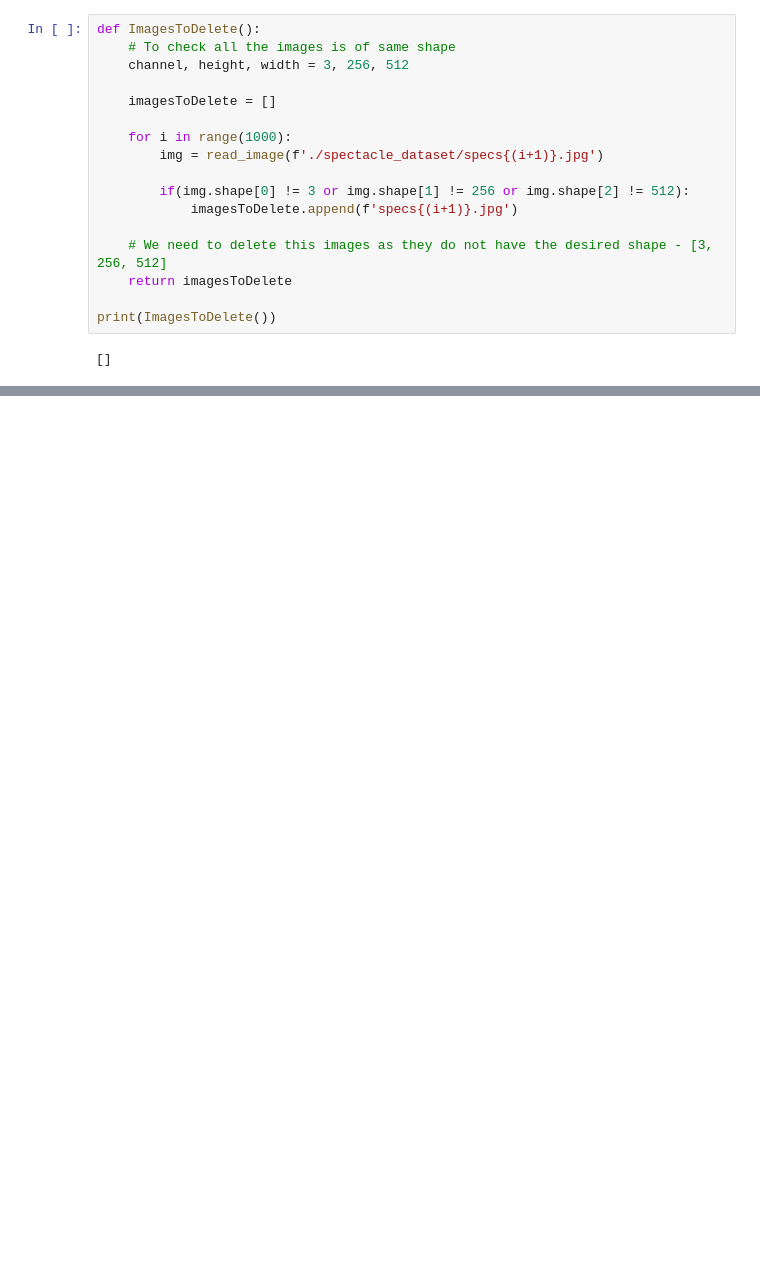
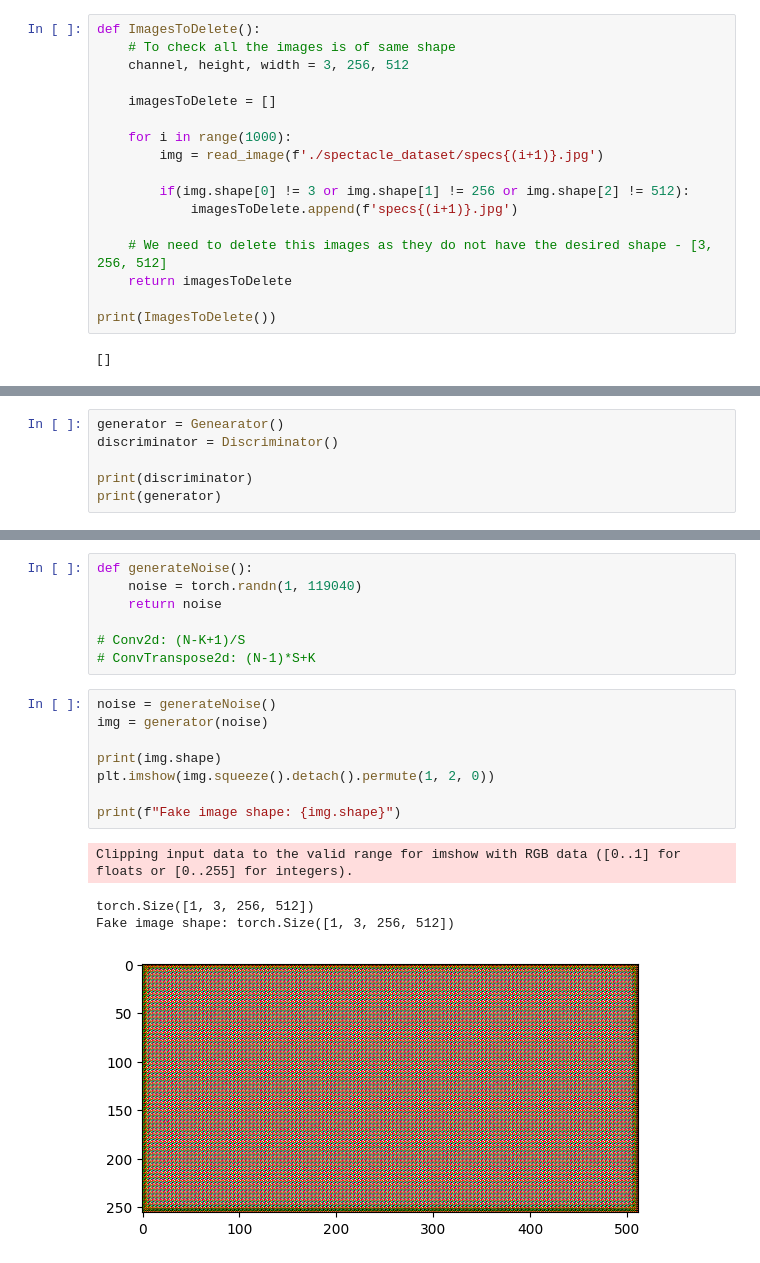
Before and after one commit to pauldebayan/SpectaGen, a Jupyter notebook: SpectaGen.ipynb, the cells around one changed output, grey strips where cells are left out. Saved outputs shown, nothing was run; the diff lists cells and outputs as text; blank space fills up the shorter version.

```diff
--- a/SpectaGen.ipynb
+++ b/SpectaGen.ipynb
@@ -40,0 +110,6 @@ print(ImagesToDelete())
+# %%
+generator = Genearator()
+discriminator = Discriminator()
+
+print(discriminator)
+print(generator)
@@ -40,0 +143,20 @@ print(ImagesToDelete())
+# %%
+def generateNoise():
+    noise = torch.randn(1, 119040)
+    return noise
+
+# Conv2d: (N-K+1)/S
+# ConvTranspose2d: (N-1)*S+K
+# %%
+noise = generateNoise()
+img = generator(noise)
+
+print(img.shape)
+plt.imshow(img.squeeze().detach().permute(1, 2, 0))
+
+print(f"Fake image shape: {img.shape}")
+# %% [output]
+Clipping input data to the valid range for imshow with RGB data ([0..1] for floats or [0..255] for integers).
+torch.Size([1, 3, 256, 512])
+Fake image shape: torch.Size([1, 3, 256, 512])
+[figure, added]
```
Also changed, not shown: parts of 10 cells of this notebook, 3 other files.
